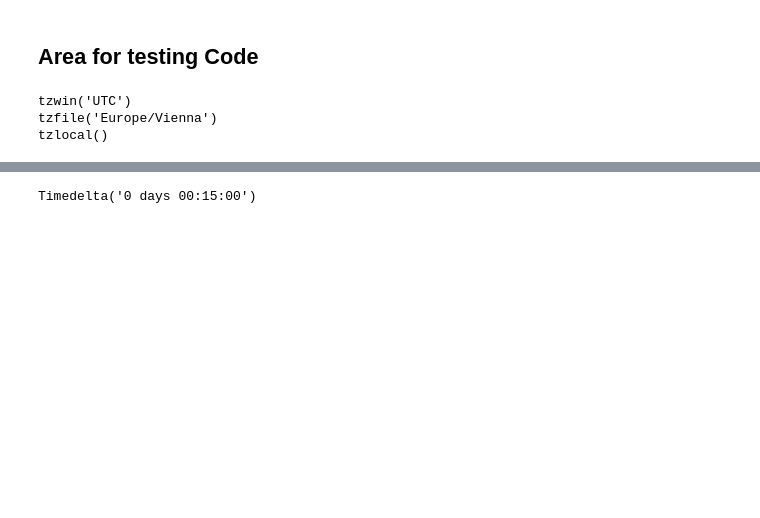
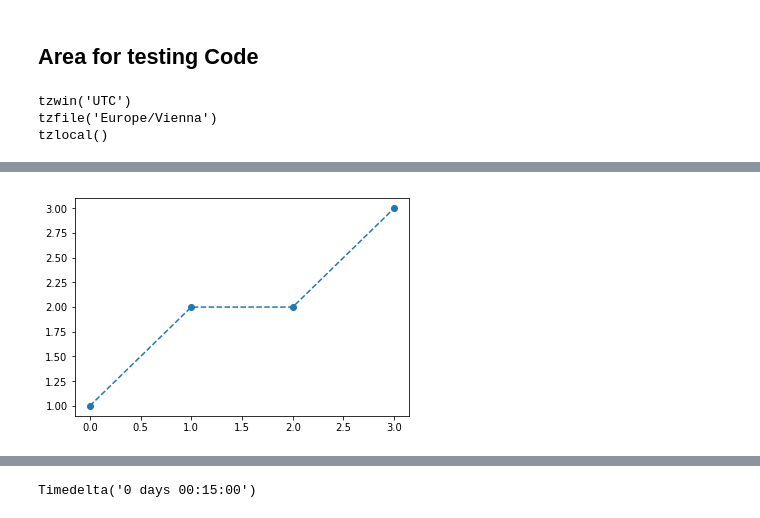
Before and after one commit to hringbauer/wunderground, a Jupyter notebook: area51.ipynb, the cells around one changed output, grey strips where cells are left out. Drawn from its saved outputs; the diff is of its cells as text; code cells hidden in the pictures; blank space fills up the shorter version.

Commit message:
Statistics Visualization Update

```diff
--- a/area51.ipynb
+++ b/area51.ipynb
@@ -75,3 +27,9 @@ df[str(tes.date())]
+# %%
+plt.figure()
+plt.plot([1,2,2,3], marker="o", linestyle="--")
+plt.show()
+# %% [output]
+[figure, added]
 # %%
 tz="Europe/Vienna"
 df.tz_localize("UTC").tz_convert(tz)
```
Also changed, not shown: parts of 10 cells of this notebook, 8 other files.
